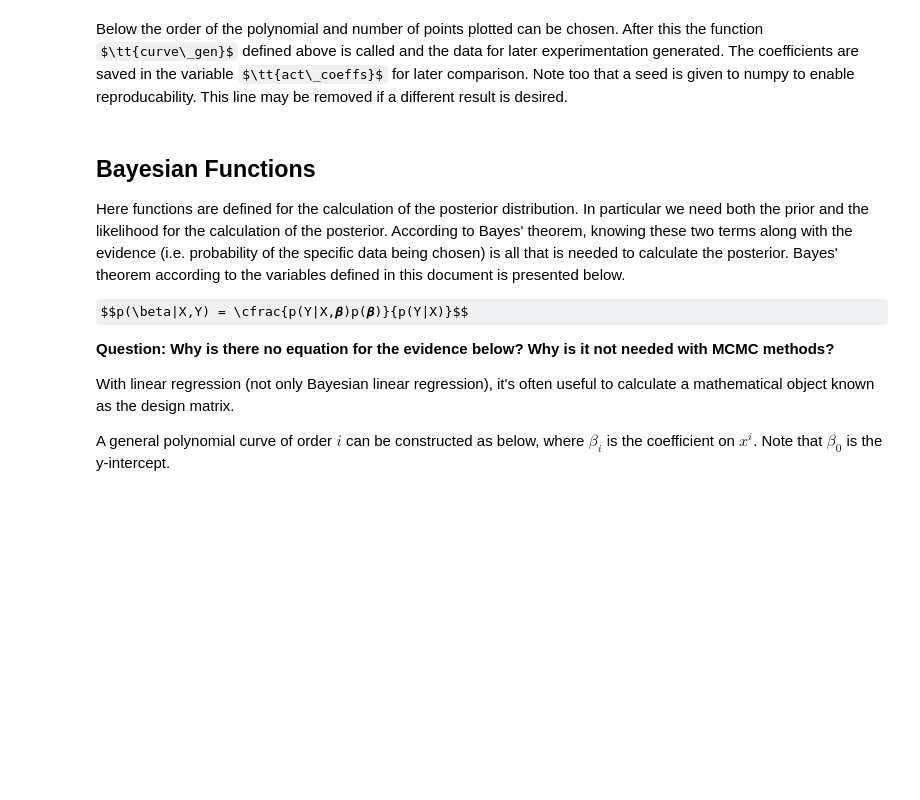
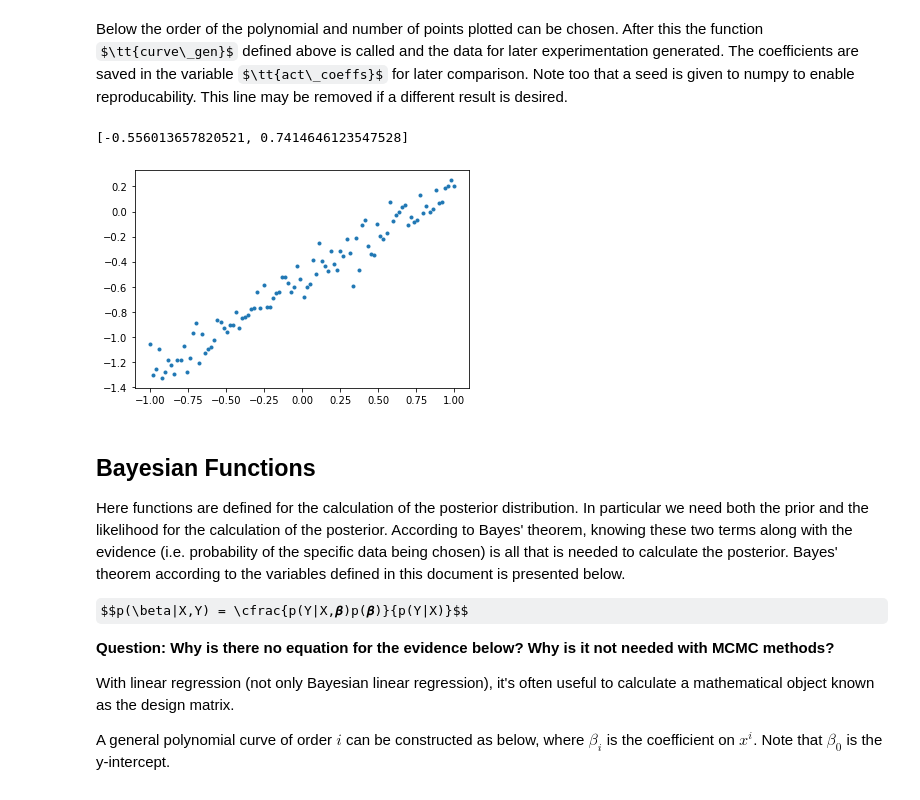
Before and after one commit to UMT-CSCI-591-Deep-Learning-2022/Week_14_MCMC, a Jupyter notebook: BayesianLinearRegression.ipynb, the cells around one changed output. Drawn from its saved outputs; the diff is of its cells as text; code cells hidden in the pictures; some formulas as TeX source; blank space fills up the shorter version.

```diff
--- a/BayesianLinearRegression.ipynb
+++ b/BayesianLinearRegression.ipynb
@@ -33,27 +33,29 @@ def curve_gen(x,order,sigma_obs):
 Below the order of the polynomial and number of points plotted can be chosen.  After this the function $\tt{curve\_gen}$ defined above is called and the data for later experimentation generated.  The coefficients are saved in the variable $\tt{act\_coeffs}$ for later comparison.  Note too that a seed is given to numpy to enable reproducability.  This line may be removed if a different result is desired.
 # %%
 #for reproducability
-np.random.seed(42)
-
+np.random.seed(5)
 
 # The order of the polynomial
 order = 1
 
 # The number of data points to simulate
-num_pts = 10
+num_pts = 100
 
 # The x locations
 x = np.linspace(-1,1,num_pts)
 
 # The observation noise
 sigma_obs = 0.1
 
 y,act_coeffs = curve_gen(x,order,sigma_obs)
 
 print(act_coeffs)
 
 plt.plot(x,y,'.')
 plt.show()
+# %% [output]
+[-0.556013657820521, 0.7414646123547528]
+[figure, added]
 # %% [markdown]
 ## Bayesian Functions
 Here functions are defined for the calculation of the posterior distribution.  In particular we need both the prior and the likelihood for the calculation of the posterior.  According to Bayes' theorem, knowing these two terms along with the evidence (i.e. probability of the specific data being chosen) is all that is needed to calculate the posterior.  Bayes' theorem according to the variables defined in this document is presented below.
```
Also changed, not shown: parts of 14 cells of this notebook.
